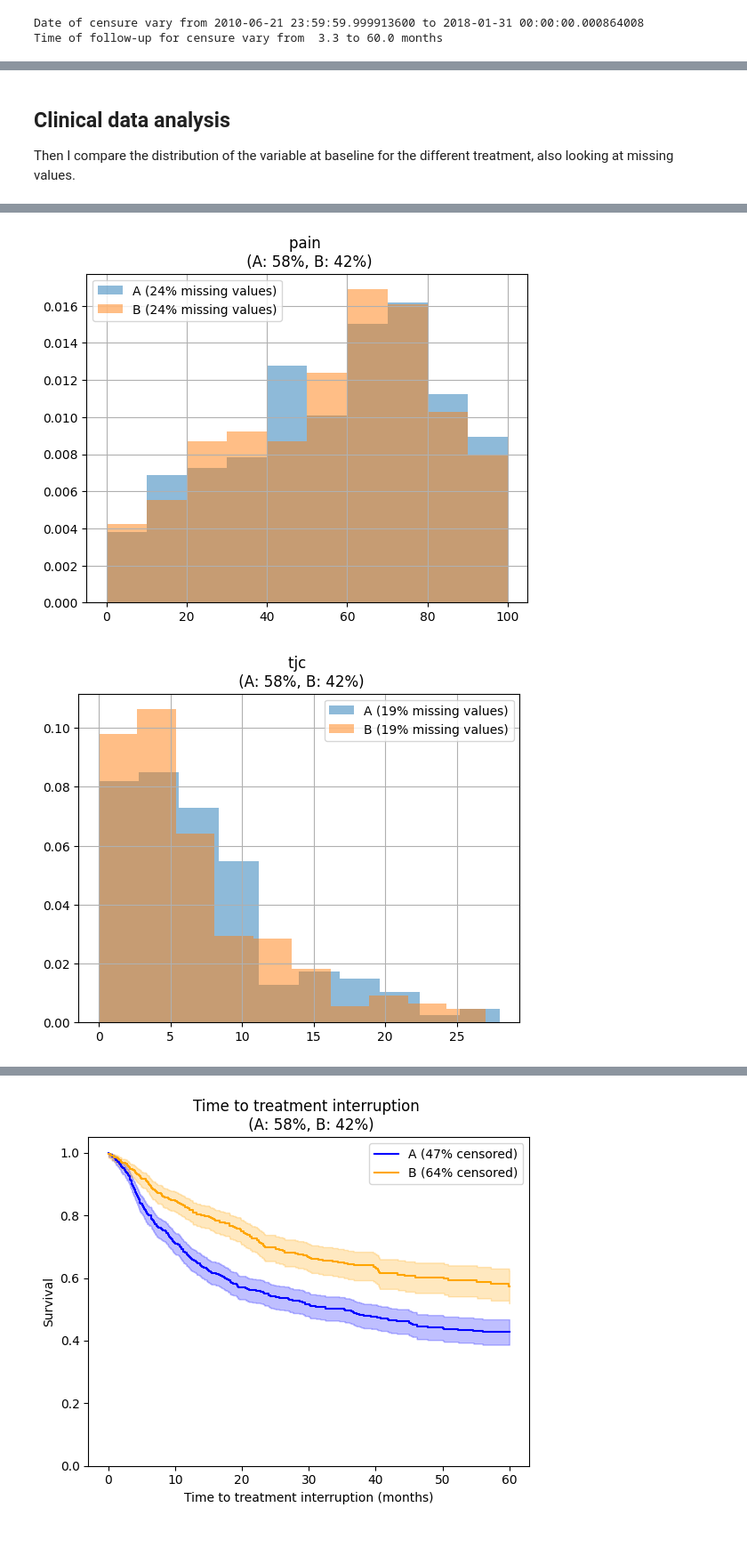
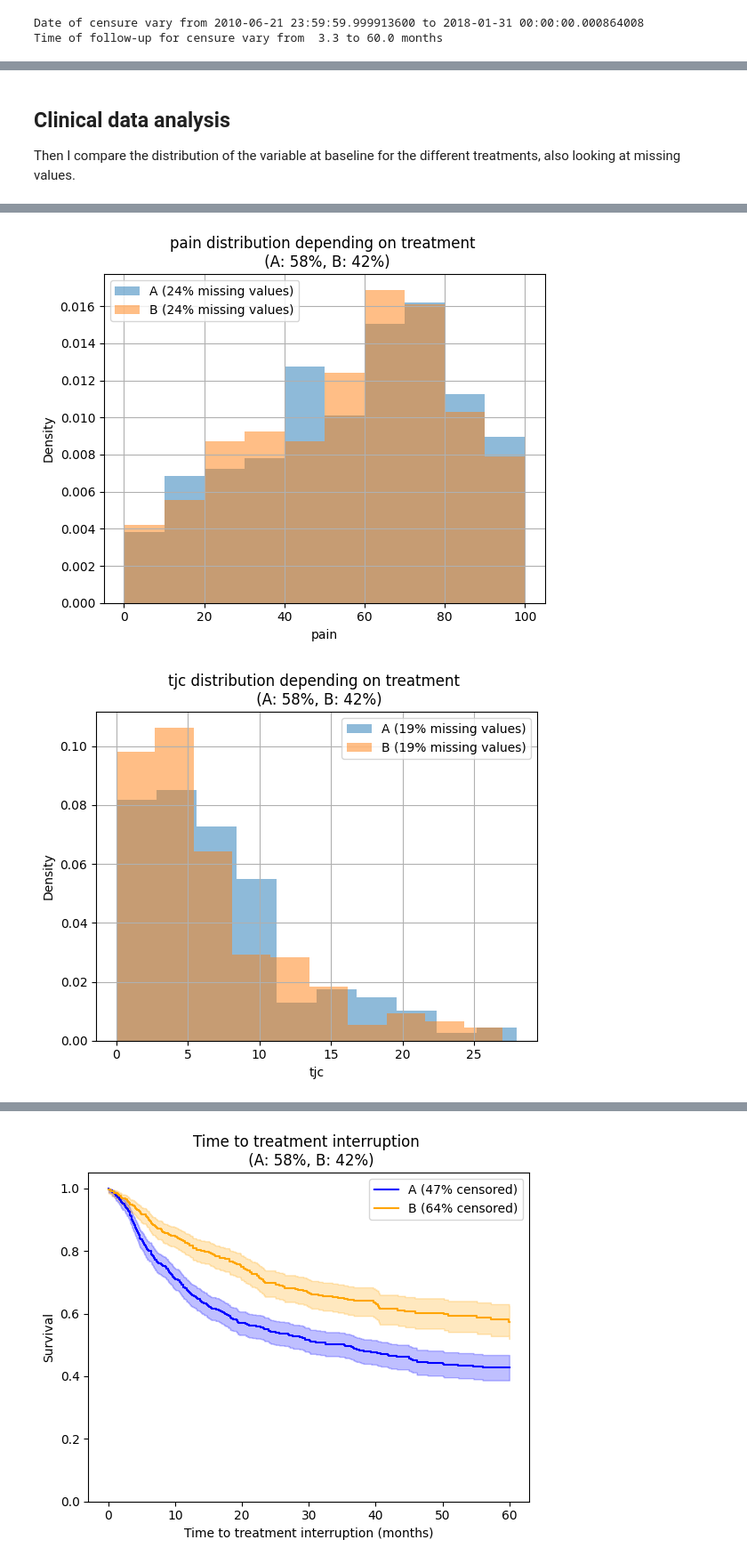
Before and after one commit to JulietteOrtholand/registery_data_test, a Jupyter notebook: assignment_1.ipynb, the cells around one changed output, grey strips where cells are left out. Shown: that part at 89% size. Saved outputs shown, nothing was run; the diff lists cells and outputs as text; code cells hidden in the pictures; blank space fills up the shorter version.

```diff
--- a/assignment_1.ipynb
+++ b/assignment_1.ipynb
@@ -71,7 +71,7 @@ It seems that there are neither a clear censoring date nor a max follow-up ... T
 # %% [markdown]
 ## Clinical data analysis
 
-Then I compare the distribution of the variable at baseline for the different treatment, also looking at missing values.
+Then I compare the distribution of the variable at baseline for the different treatments, also looking at missing values.
 # %%
 for col_baseline in ['crp', 'pain', 'tjc', 'sjc', 'start']:
     for drug, color in zip(["A", "B"], ["blue", "orange"]):
@@ -79,7 +79,9 @@ for col_baseline in ['crp', 'pain', 'tjc', 'sjc', 'start']:
         perc_missing = round(100*df_plot[col_baseline].isna().sum()/len(df_plot))
         df_plot[col_baseline].hist(density = True, alpha = 0.5,
                                    label = f"{drug} ({perc_missing}% missing values)")
-    plt.title(f"{col_baseline} \n (A: {percent_A}%, B: {percent_B}%)")
+    plt.title(f"{col_baseline} distribution depending on treatment \n (A: {percent_A}%, B: {percent_B}%)")
+    plt.xlabel(col_baseline)
+    plt.ylabel("Density")
     plt.legend()
     plt.show()
 # %% [output]
@@ -87,2 +89,2 @@ for col_baseline in ['crp', 'pain', 'tjc', 'sjc', 'start']:
-[figure, old version]
+[figure, new version]
-[figure, old version]
+[figure, new version]
```
Also changed, not shown: parts of 14 cells of this notebook, 2 other files.
